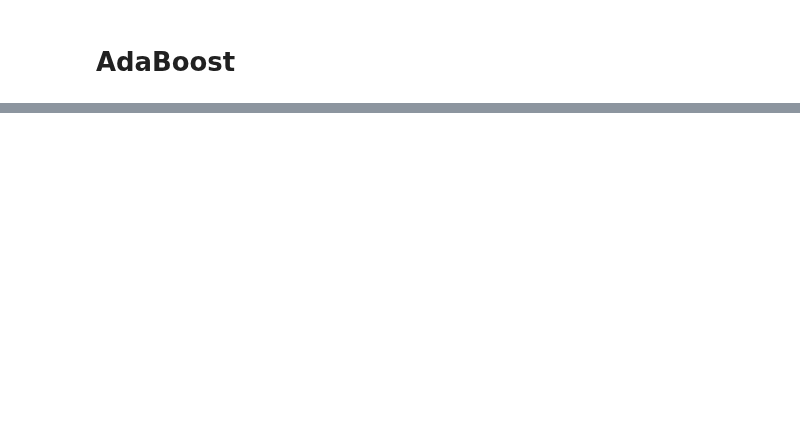
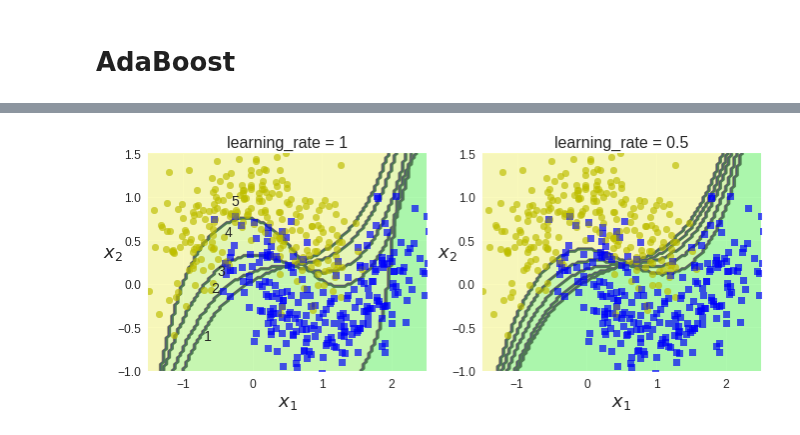
Before and after one commit to bmoretz/Notebooks, a Jupyter notebook: Hands-OnMachineLearning/ch_07.ipynb, the cells around one changed output, grey strips where cells are left out. Cells and saved outputs as stored; diff of their text form; code cells hidden in the pictures; blank space fills up the shorter version.

```diff
--- a/Hands-OnMachineLearning/ch_07.ipynb
+++ b/Hands-OnMachineLearning/ch_07.ipynb
@@ -293,8 +298,6 @@ ValueError: ignored
 # %%
 from sklearn.ensemble import AdaBoostClassifier
 
-ada_clf = AdaBoostClassifier(
-    DecisionTreeClassifier(max_depth=1), n_estimators=200,
-    algorithm="SAMME.R", learning_rate=0.5, random_state=42)
-
-ada_clf.fit(X_train, y_train)
+ada_clf = AdaBoostClassifier(DecisionTreeClassifier(max_depth=1),
+                         algorithm="SAMME.R",
+                         n_estimators=200)
@@ -307,22 +319,24 @@ NameError: ignored
 # %%
-m = len(X_train)
+-m = len(X_train)
 
 plt.figure(figsize=(11, 4))
 for subplot, learning_rate in ((121, 1), (122, 0.5)):
     sample_weights = np.ones(m)
     plt.subplot(subplot)
     for i in range(5):
         svm_clf = SVC(kernel="rbf", C=0.05, random_state=42)
         svm_clf.fit(X_train, y_train, sample_weight=sample_weights)
         y_pred = svm_clf.predict(X_train)
         sample_weights[y_pred != y_train] *= (1 + learning_rate)
         plot_decision_boundary(svm_clf, X, y, alpha=0.2)
         plt.title("learning_rate = {}".format(learning_rate), fontsize=16)
     if subplot == 121:
         plt.text(-0.7, -0.65, "1", fontsize=14)
         plt.text(-0.6, -0.10, "2", fontsize=14)
         plt.text(-0.5,  0.10, "3", fontsize=14)
         plt.text(-0.4,  0.55, "4", fontsize=14)
         plt.text(-0.3,  0.90, "5", fontsize=14)
 
 plt.show()
+# %% [output]
+[figure, added]
```
Also changed, not shown: parts of 30 cells of this notebook.
